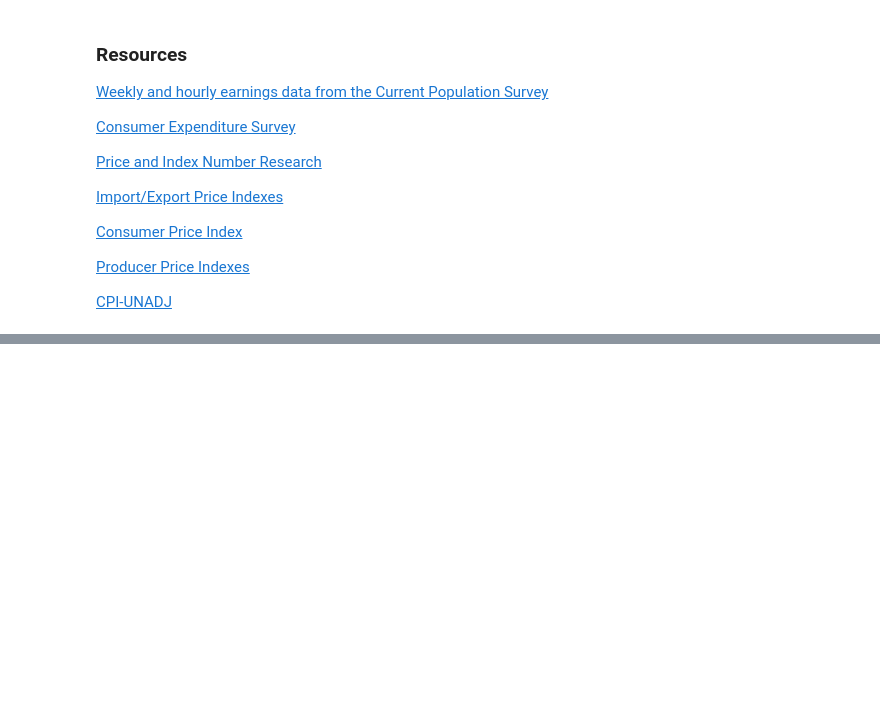
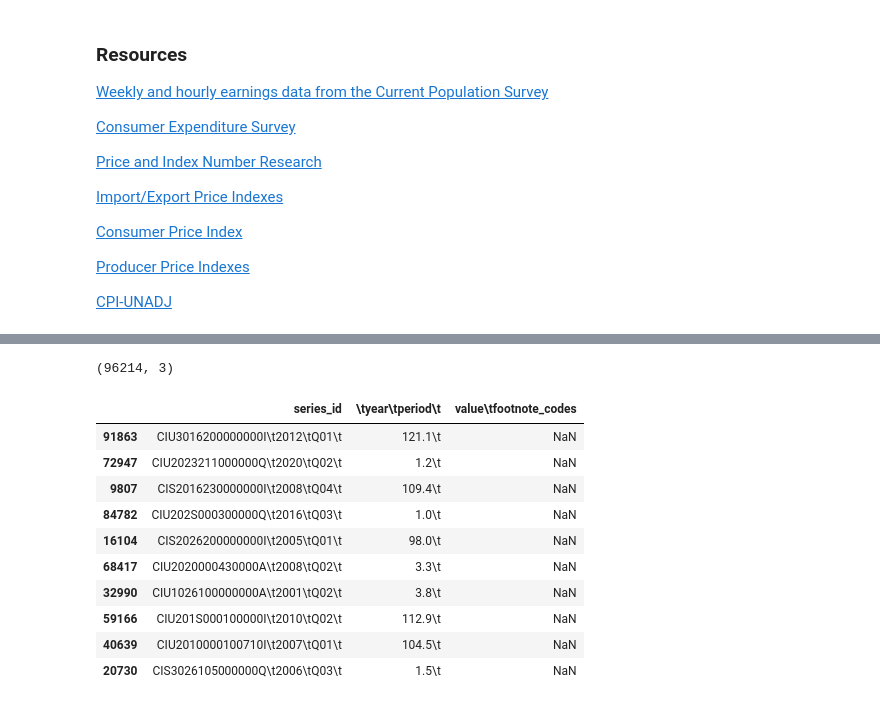
Before and after one commit to techthumb1/bls_project, a Jupyter notebook: notebooks/bls_data_tool.ipynb, the cells around one changed output, grey strips where cells are left out. Saved outputs shown, nothing was run; the diff lists cells and outputs as text; code cells hidden in the pictures; blank space fills up the shorter version.

```diff
--- a/notebooks/bls_data_tool.ipynb
+++ b/notebooks/bls_data_tool.ipynb
@@ -538,0 +533,19 @@ AttributeError: 'DataFrame' object has no attribute 'str'
+# %%
+import pandas as pd
+ci_data =  'https://download.bls.gov/pub/time.series/ci/ci.data.1.AllData'
+df = pd.read_csv(ci_data, delimiter=' ', skipinitialspace=True)
+print(df.shape)
+df.sample(10)
+# %% [output]
+(96214, 3)
+|  | series_id | \tyear\tperiod\t | value\tfootnote_codes |
+| 91863 | CIU3016200000000I\t2012\tQ01\t | 121.1\t | NaN |
+| 72947 | CIU2023211000000Q\t2020\tQ02\t | 1.2\t | NaN |
+| 9807 | CIS2016230000000I\t2008\tQ04\t | 109.4\t | NaN |
+| 84782 | CIU202S000300000Q\t2016\tQ03\t | 1.0\t | NaN |
+| 16104 | CIS2026200000000I\t2005\tQ01\t | 98.0\t | NaN |
+| 68417 | CIU2020000430000A\t2008\tQ02\t | 3.3\t | NaN |
+| 32990 | CIU1026100000000A\t2001\tQ02\t | 3.8\t | NaN |
+| 59166 | CIU201S000100000I\t2010\tQ02\t | 112.9\t | NaN |
+| 40639 | CIU2010000100710I\t2007\tQ01\t | 104.5\t | NaN |
+| 20730 | CIS3026105000000Q\t2006\tQ03\t | 1.5\t | NaN |
```
Also changed, not shown: parts of 8 cells of this notebook.
